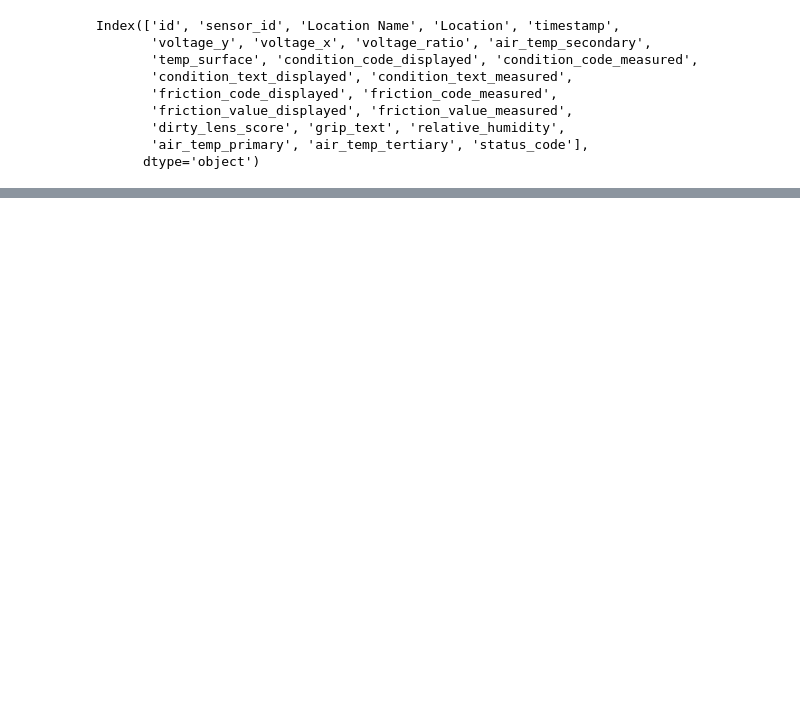
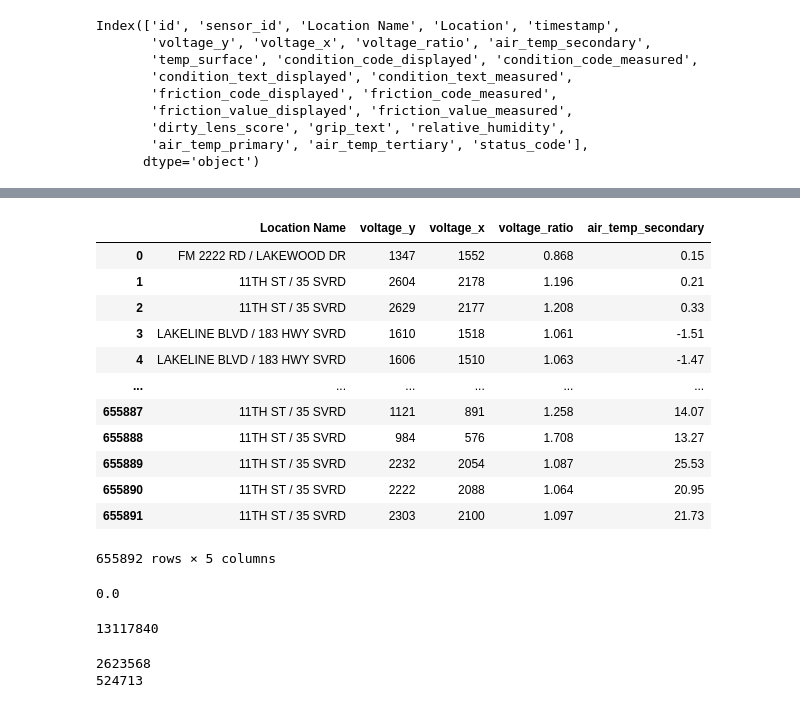
Before and after one commit to bpilate53/dataImputation, a Jupyter notebook: dataimputation.ipynb, the cells around one changed output, grey strips where cells are left out. Drawn from its saved outputs; the diff is of its cells as text; code cells hidden in the pictures; blank space fills up the shorter version.

```diff
--- a/dataimputation.ipynb
+++ b/dataimputation.ipynb
@@ -63,14 +120,15 @@ road_data.head()
 
 import random
 
-def get_random_columns(n, total_column_numbers): #
+def get_random_numbers(n, total_numbers_to_select_from): #
 
-    random_columns = []
+    # random_numbers = []
+    random_numbers = random.sample(range(0, total_numbers_to_select_from), n)
 
-    while(len(random_columns) != n):
-        random_column_index = random.randrange(0, total_column_numbers)
-        if(random_column_index in random_columns): continue
-        random_columns.append(random_column_index)
+    # while(len(random_numbers) != n):
+    #     random_number = random.randrange(0, total_numbers_to_select_from)
+    #     if(random_number in random_numbers): continue
+        # random_numbers.append(random_number)
 
-    return random_columns
+    return sorted(random_numbers)
 # %%
@@ -83,0 +142,4 @@ print(get_random_columns(15, 21))
+# %%
+total_column_to_select = 5
+random_columns = get_random_numbers(total_column_to_select, 21)
+random_columns
@@ -83,0 +148,6 @@ print(get_random_columns(15, 21))
+# %%
+# selected columns
+selected_column_names = []
+for i in range(len(random_columns)):
+    selected_column_names.append(column_names[i])
+    print(column_names[i])
@@ -83,0 +190,17 @@ print(get_random_columns(15, 21))
+# %%
+selected_column_values = road_data[selected_column_names]
+selected_column_values
+# %% [output]
+|  | Location Name | voltage_y | voltage_x | voltage_ratio | air_temp_secondary |
+| 0 | FM 2222 RD / LAKEWOOD DR | 1347 | 1552 | 0.868 | 0.15 |
+| 1 | 11TH ST / 35 SVRD | 2604 | 2178 | 1.196 | 0.21 |
+| 2 | 11TH ST / 35 SVRD | 2629 | 2177 | 1.208 | 0.33 |
+| 3 | LAKELINE BLVD / 183 HWY SVRD | 1610 | 1518 | 1.061 | -1.51 |
+| 4 | LAKELINE BLVD / 183 HWY SVRD | 1606 | 1510 | 1.063 | -1.47 |
+| ... | ... | ... | ... | ... | ... |
+| 655887 | 11TH ST / 35 SVRD | 1121 | 891 | 1.258 | 14.07 |
+| 655888 | 11TH ST / 35 SVRD | 984 | 576 | 1.708 | 13.27 |
+| 655889 | 11TH ST / 35 SVRD | 2232 | 2054 | 1.087 | 25.53 |
+| 655890 | 11TH ST / 35 SVRD | 2222 | 2088 | 1.064 | 20.95 |
+| 655891 | 11TH ST / 35 SVRD | 2303 | 2100 | 1.097 | 21.73 |
+655892 rows × 5 columns
@@ -83,0 +221,33 @@ print(get_random_columns(15, 21))
+# %%
+# percentage of null values
+
+get_total_percentage_of_null_values(selected_column_names, selected_column_values, total_values)
+# %% [output]
+0.0
+# %%
+total_values
+# %% [output]
+13117840
+# %%
+# removing equal number of values from the selected columns
+total_values_in_selected_columns = total_row_number * total_column_to_select
+
+total_percentage_of_data_to_remove = 0.2 # 20 percentage
+total_data_to_remove = int(np.floor(total_values*total_percentage_of_data_to_remove))
+
+# total_value to remove in 5 column
+print(total_data_to_remove)
+
+percentage_of_values_in_selected_column = total_row_number/total_values_in_selected_columns
+percentage_of_values_in_selected_column
+
+## remove 20% of data in 1 column (because we have 5 columns selected)
+# it would have been 16.66 if 6 columns were selected
+
+# total data to remove in 1 column
+
+total_data_to_remove_in_one_column = int(np.floor(total_data_to_remove/total_column_to_select))
+print(total_data_to_remove_in_one_column)
+# %% [output]
+2623568
+524713
```
Also changed, not shown: parts of 31 cells of this notebook, 2 other files.
